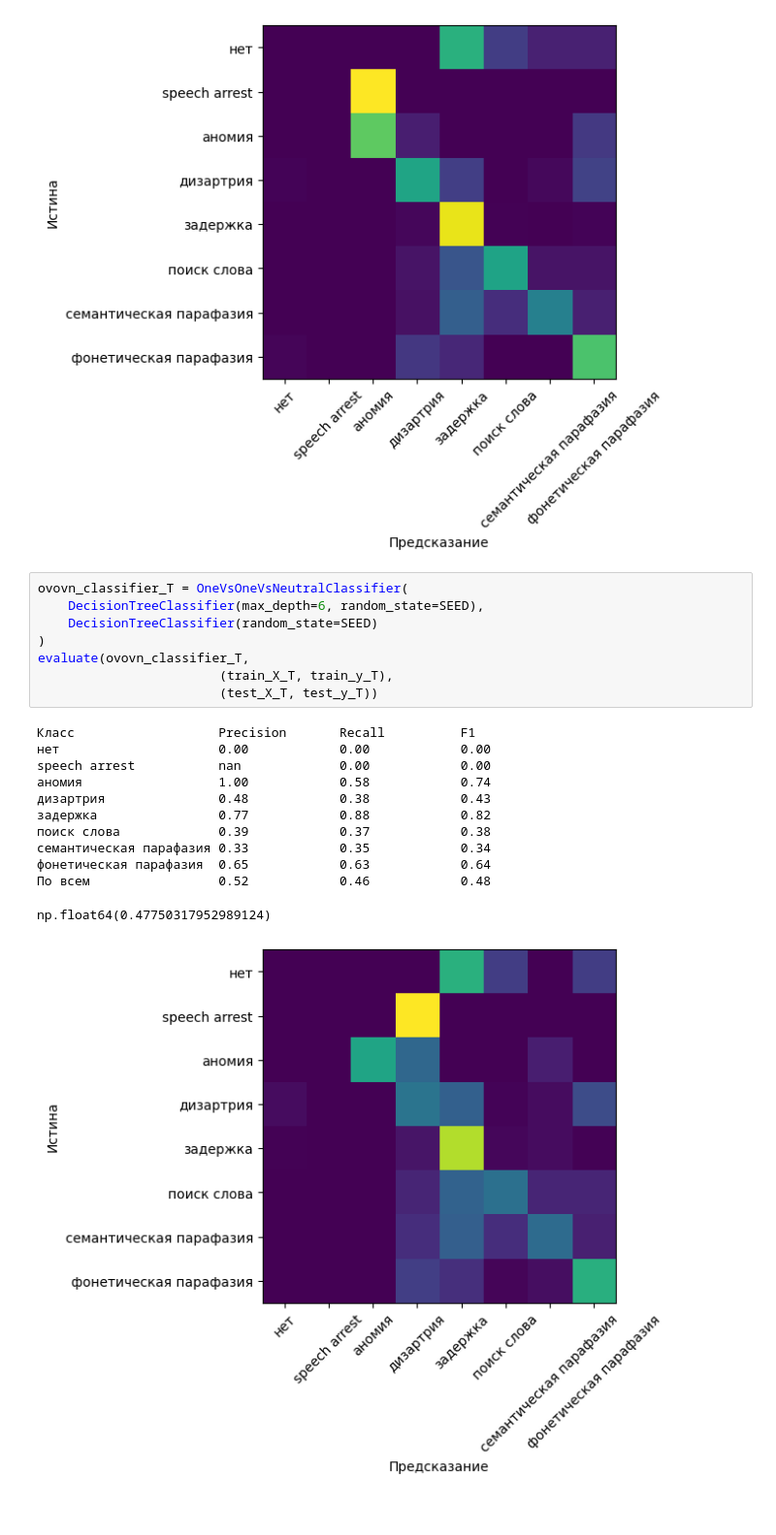
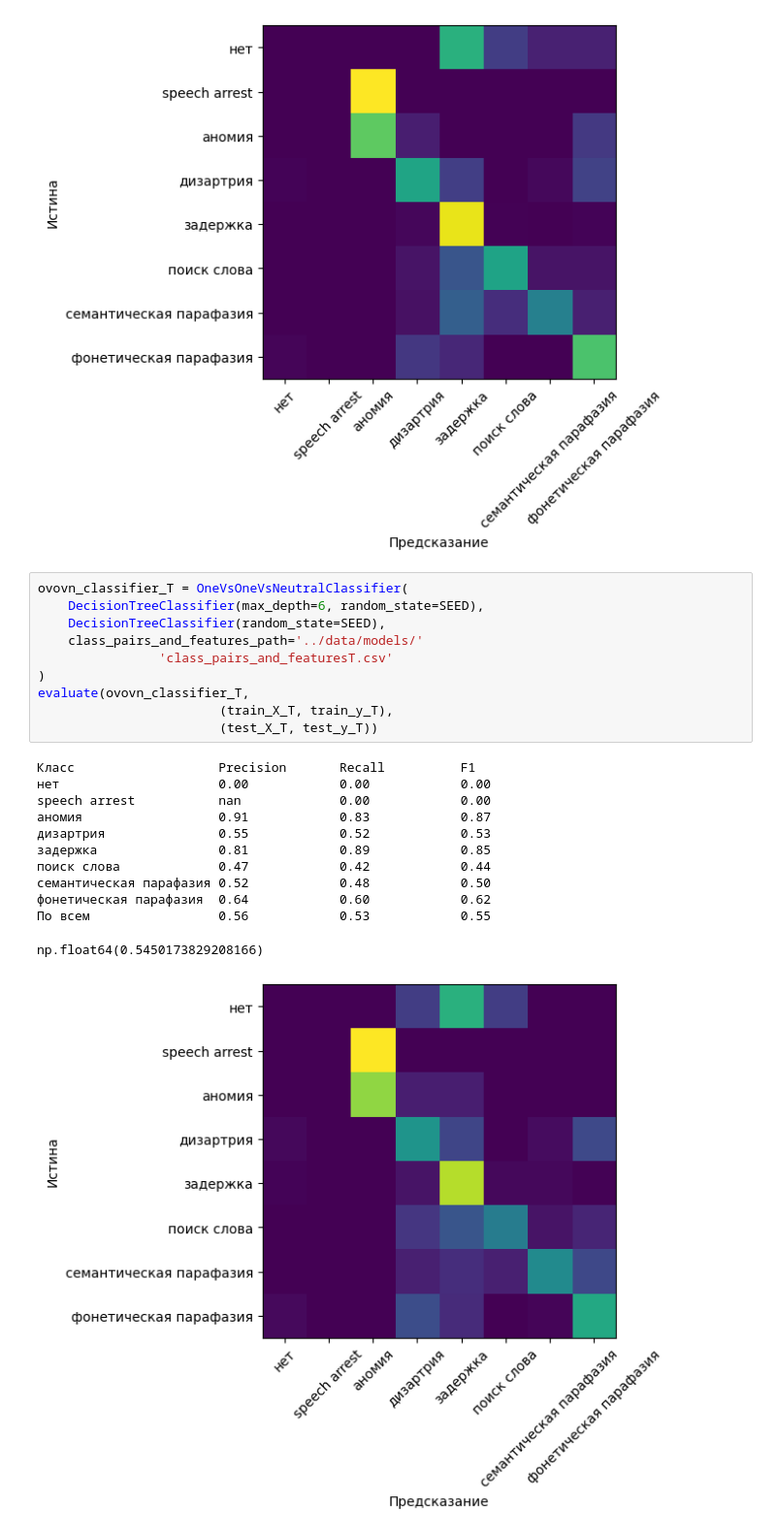
Before and after one commit to vmgorelikov/Automated-Classification-of-Language-Eloquent-Areas-in-Neurotypical-Individuals, a Jupyter notebook: notebooks/final_evaluations.ipynb, the cells around one changed output. Shown at 97% size. Saved outputs shown, nothing was run; the diff lists cells and outputs as text.

Commit message:
fix OvOvN classifier not using the correct features for class pairs

```diff
--- a/notebooks/final_evaluations.ipynb
+++ b/notebooks/final_evaluations.ipynb
@@ -304,21 +304,23 @@ np.float64(0.6016810313927831)
 # %%
 ovovn_classifier_T = OneVsOneVsNeutralClassifier(
     DecisionTreeClassifier(max_depth=6, random_state=SEED),
-    DecisionTreeClassifier(random_state=SEED)
+    DecisionTreeClassifier(random_state=SEED),
+    class_pairs_and_features_path='../data/models/'
+                'class_pairs_and_featuresT.csv'
 )
 evaluate(ovovn_classifier_T,
                         (train_X_T, train_y_T),
                         (test_X_T, test_y_T))
 # %% [output]
 Класс                   Precision       Recall          F1
 нет                     0.00            0.00            0.00
 speech arrest           nan             0.00            0.00
-аномия                  1.00            0.58            0.74
-дизартрия               0.48            0.38            0.43
-задержка                0.77            0.88            0.82
-поиск слова             0.39            0.37            0.38
-семантическая парафазия 0.33            0.35            0.34
-фонетическая парафазия  0.65            0.63            0.64
-По всем                 0.52            0.46            0.48
+аномия                  0.91            0.83            0.87
+дизартрия               0.55            0.52            0.53
+задержка                0.81            0.89            0.85
+поиск слова             0.47            0.42            0.44
+семантическая парафазия 0.52            0.48            0.50
+фонетическая парафазия  0.64            0.60            0.62
+По всем                 0.56            0.53            0.55
-np.float64(0.47750317952989124)
+np.float64(0.5450173829208166)
-[figure, old version]
+[figure, new version]
```
